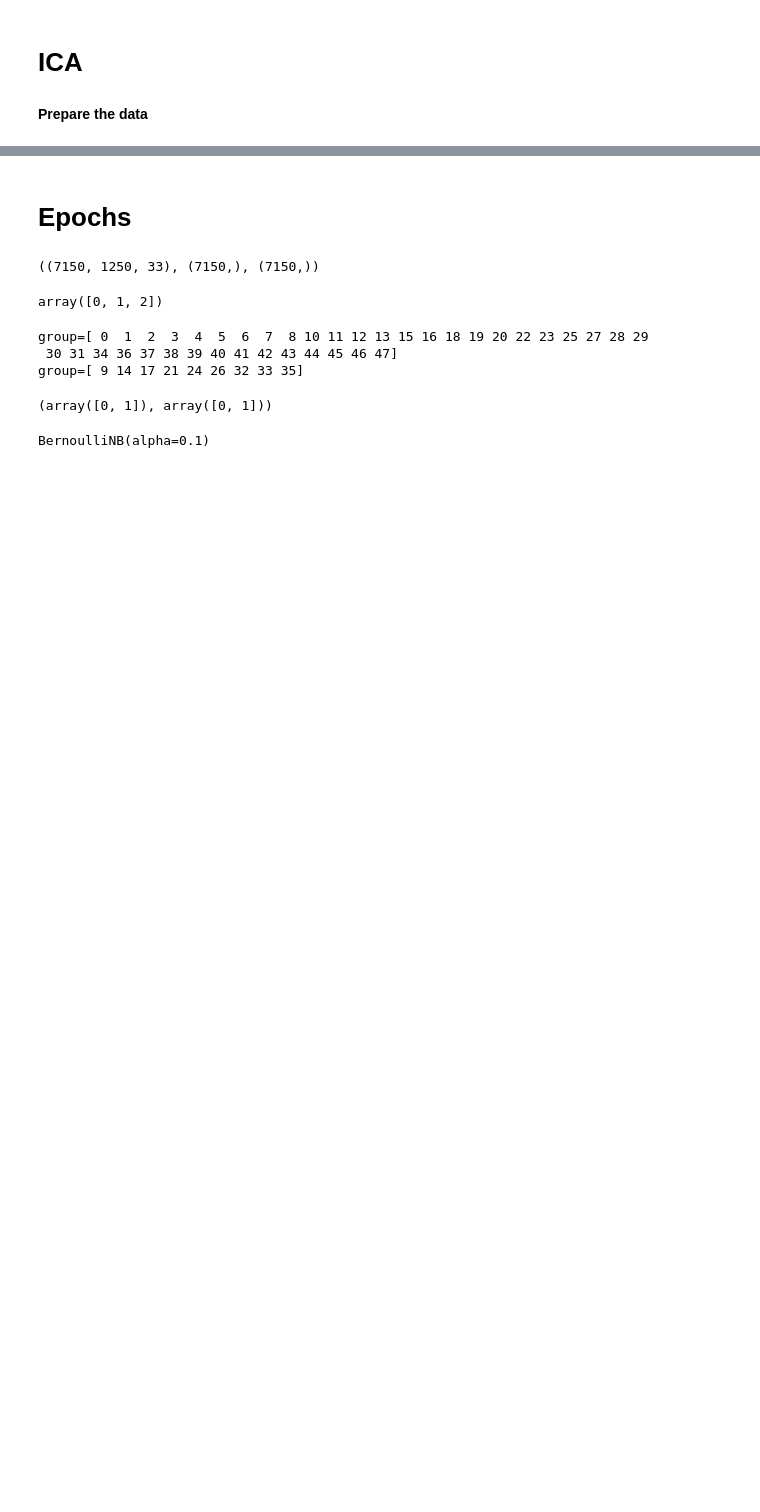
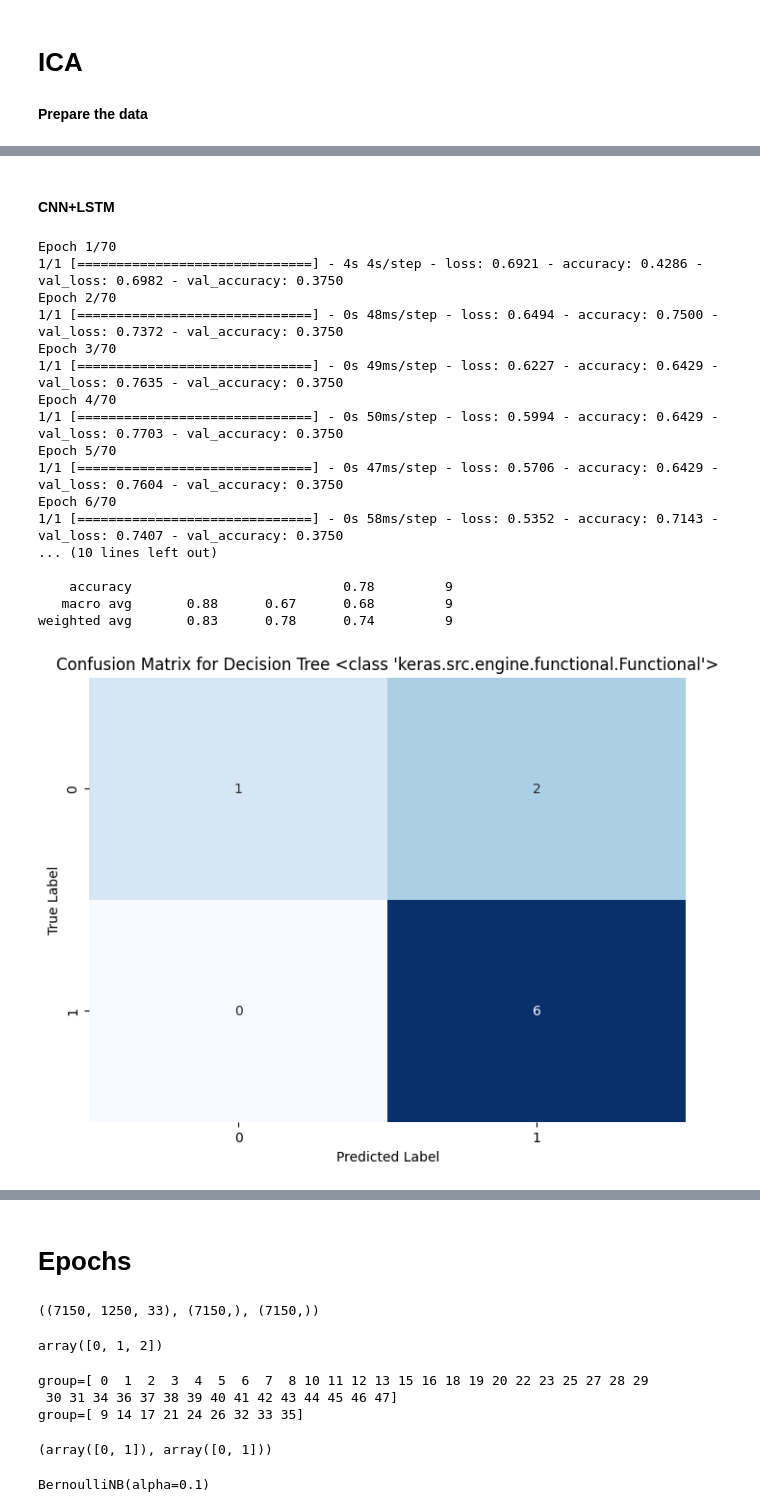
Before and after one commit to maimonahST/Signal_It, a Jupyter notebook: Stacking.ipynb, the cells around one changed output, grey strips where cells are left out. Cells and saved outputs as stored; diff of their text form; code cells hidden in the pictures; blank space fills up the shorter version.

```diff
--- a/Stacking.ipynb
+++ b/Stacking.ipynb
@@ -252,0 +386,64 @@ Ensemble f1 : 0.9090909090909091
+# %% [markdown]
+#### CNN+LSTM
+# %%
+from tensorflow.keras.layers import Input, Conv1D, concatenate, Dense, MaxPooling1D, Flatten, LSTM
+from tensorflow.keras.models import Model
+from tensorflow.keras.optimizers import Adam, SGD
+from tensorflow.keras.callbacks import EarlyStopping
+
+# Define the input layer with a shape of (32, 32)
+input_layer = Input(shape=(32, 32))
+
+# Convolutional Block
+conv1 = Conv1D(32, 2, strides=2, activation='relu', padding="same")(input_layer)
+conv2 = Conv1D(32, 4, strides=2, activation='relu', padding="causal")(input_layer)
+conv3 = Conv1D(32, 8, strides=2, activation='relu', padding="causal")(input_layer)
+cnn_output = concatenate([conv1, conv2, conv3], axis=2)
+
+# LSTM Layer
+lstm_layer = LSTM(50)(cnn_output)
+
+# Fully Connected Layers
+dense1 = Dense(32, activation='tanh')(lstm_layer)
+
+# Output Layer
+predictions = Dense(1, activation='sigmoid')(dense1)
+
+# Create the model
+cnnlstm_model = Model(inputs=input_layer, outputs=predictions)
+
+# Compile the model
+optimizer = Adam(learning_rate=0.001)
+cnnlstm_model.compile(optimizer=optimizer, loss='binary_crossentropy', metrics=['accuracy'])
+
+# Define early stopping callback
+early_stopping = EarlyStopping(monitor='val_loss', patience=5, restore_best_weights=True)
+
+
+hist = cnnlstm_model.fit(X_train_dl, y_train_dl, epochs=70,
+                 batch_size=64, validation_data=(X_val, y_val), callbacks=[early_stopping])
+
+# Evaluate the model
+evaluate(cnnlstm_model,X_test_dl, y_test)
+
+# Plot the history
+plot_history(hist)
+# %% [output]
+Epoch 1/70
+1/1 [==============================] - 4s 4s/step - loss: 0.6921 - accuracy: 0.4286 - val_loss: 0.6982 - val_accuracy: 0.3750
+Epoch 2/70
+1/1 [==============================] - 0s 48ms/step - loss: 0.6494 - accuracy: 0.7500 - val_loss: 0.7372 - val_accuracy: 0.3750
+Epoch 3/70
+1/1 [==============================] - 0s 49ms/step - loss: 0.6227 - accuracy: 0.6429 - val_loss: 0.7635 - val_accuracy: 0.3750
+Epoch 4/70
+1/1 [==============================] - 0s 50ms/step - loss: 0.5994 - accuracy: 0.6429 - val_loss: 0.7703 - val_accuracy: 0.3750
+Epoch 5/70
+1/1 [==============================] - 0s 47ms/step - loss: 0.5706 - accuracy: 0.6429 - val_loss: 0.7604 - val_accuracy: 0.3750
+Epoch 6/70
+1/1 [==============================] - 0s 58ms/step - loss: 0.5352 - accuracy: 0.7143 - val_loss: 0.7407 - val_accuracy: 0.3750
+... (10 lines left out)
+
+    accuracy                           0.78         9
+   macro avg       0.88      0.67      0.68         9
+weighted avg       0.83      0.78      0.74         9
+[figure, added]
```
Also changed, not shown: parts of 83 cells of this notebook.
